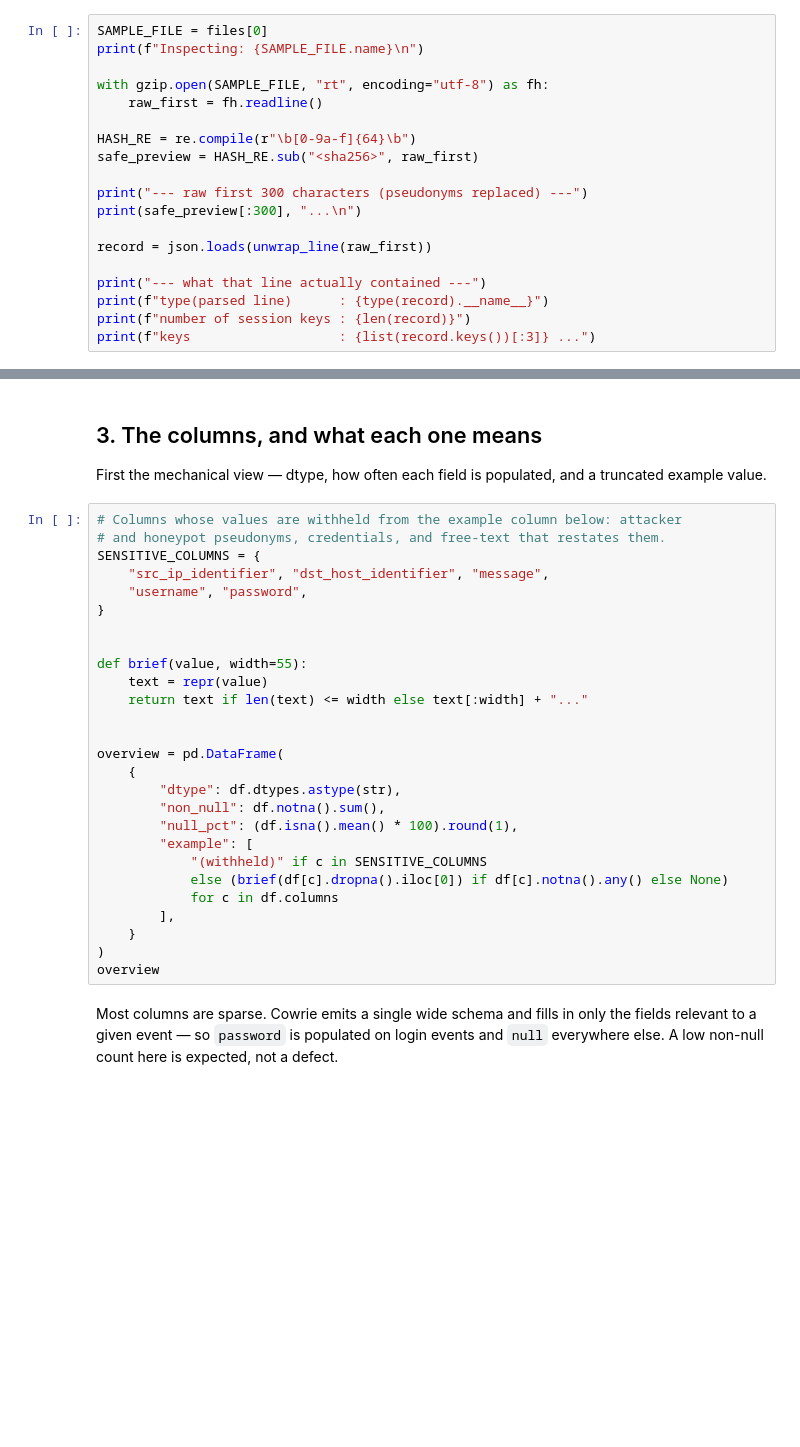
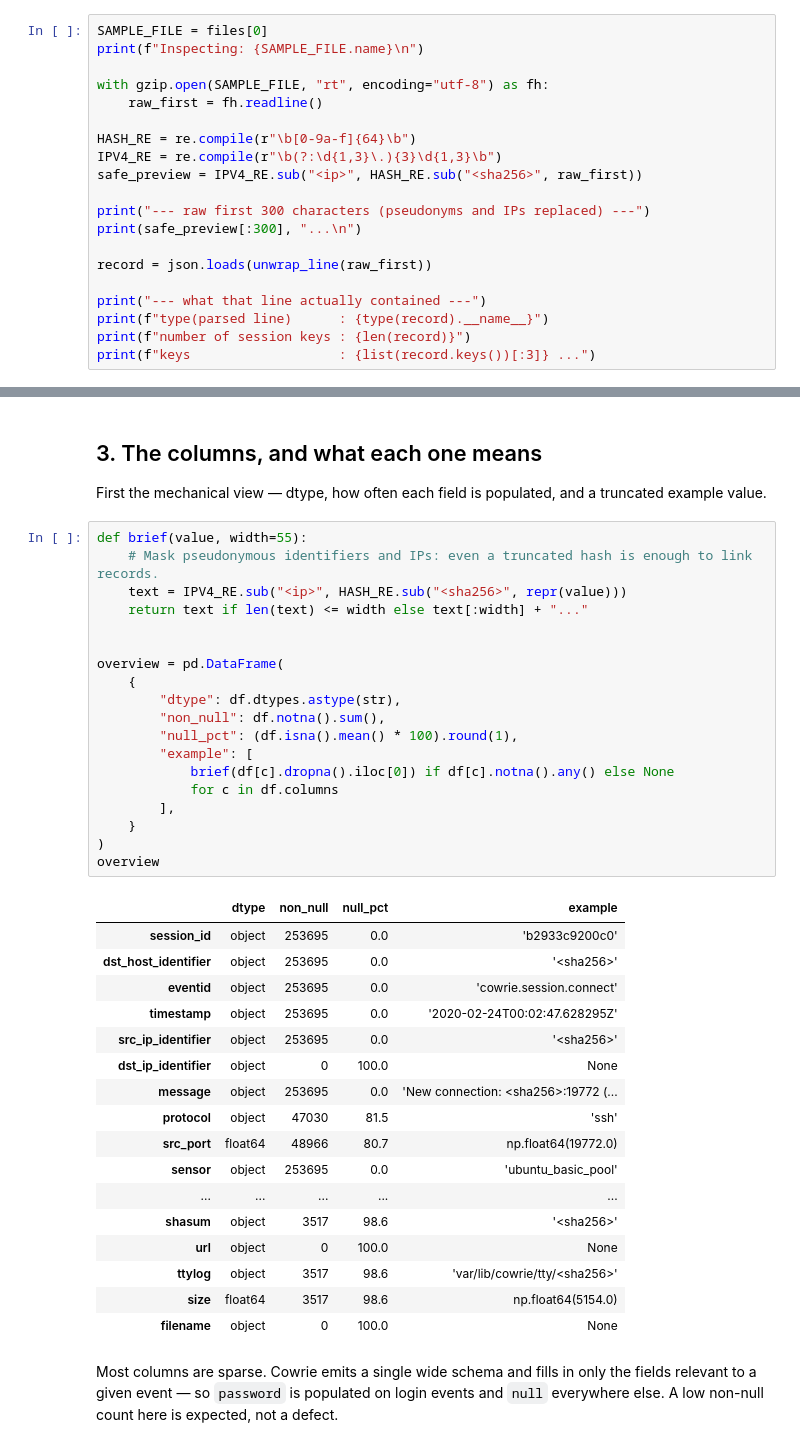
Before and after one commit to BonnieLin1123/honeypot-cti-report, a Jupyter notebook: analysis/01_explore.ipynb, the cells around one changed output, grey strips where cells are left out. Drawn from its saved outputs; the diff is of its cells as text; blank space fills up the shorter version.

```diff
--- a/analysis/01_explore.ipynb
+++ b/analysis/01_explore.ipynb
@@ -144,9 +156,10 @@ with gzip.open(SAMPLE_FILE, "rt", encoding="utf-8") as fh:
     raw_first = fh.readline()
 
 HASH_RE = re.compile(r"\b[0-9a-f]{64}\b")
-safe_preview = HASH_RE.sub("<sha256>", raw_first)
+IPV4_RE = re.compile(r"\b(?:\d{1,3}\.){3}\d{1,3}\b")
+safe_preview = IPV4_RE.sub("<ip>", HASH_RE.sub("<sha256>", raw_first))
 
-print("--- raw first 300 characters (pseudonyms replaced) ---")
+print("--- raw first 300 characters (pseudonyms and IPs replaced) ---")
 print(safe_preview[:300], "...\n")
 
 record = json.loads(unwrap_line(raw_first))
@@ -259,32 +307,42 @@ df.shape
 First the mechanical view — dtype, how often each field is populated, and a
 truncated example value.
 # %%
-# Columns whose values are withheld from the example column below: attacker
-# and honeypot pseudonyms, credentials, and free-text that restates them.
-SENSITIVE_COLUMNS = {
-    "src_ip_identifier", "dst_host_identifier", "message",
-    "username", "password",
-}
-
-
 def brief(value, width=55):
-    text = repr(value)
+    # Mask pseudonymous identifiers and IPs: even a truncated hash is enough to link records.
+    text = IPV4_RE.sub("<ip>", HASH_RE.sub("<sha256>", repr(value)))
     return text if len(text) <= width else text[:width] + "..."
 
 
 overview = pd.DataFrame(
     {
         "dtype": df.dtypes.astype(str),
         "non_null": df.notna().sum(),
         "null_pct": (df.isna().mean() * 100).round(1),
         "example": [
-            "(withheld)" if c in SENSITIVE_COLUMNS
-            else (brief(df[c].dropna().iloc[0]) if df[c].notna().any() else None)
+            brief(df[c].dropna().iloc[0]) if df[c].notna().any() else None
             for c in df.columns
         ],
     }
 )
 overview
+# %% [output]
+|  | dtype | non_null | null_pct | example |
+| session_id | object | 253695 | 0.0 | 'b2933c9200c0' |
+| dst_host_identifier | object | 253695 | 0.0 | '<sha256>' |
+| eventid | object | 253695 | 0.0 | 'cowrie.session.connect' |
+| timestamp | object | 253695 | 0.0 | '2020-02-24T00:02:47.628295Z' |
+| src_ip_identifier | object | 253695 | 0.0 | '<sha256>' |
+| dst_ip_identifier | object | 0 | 100.0 | None |
+| message | object | 253695 | 0.0 | 'New connection: <sha256>:19772 (... |
+| protocol | object | 47030 | 81.5 | 'ssh' |
+| src_port | float64 | 48966 | 80.7 | np.float64(19772.0) |
+| sensor | object | 253695 | 0.0 | 'ubuntu_basic_pool' |
+| ... | ... | ... | ... | ... |
+| shasum | object | 3517 | 98.6 | '<sha256>' |
+| url | object | 0 | 100.0 | None |
+| ttylog | object | 3517 | 98.6 | 'var/lib/cowrie/tty/<sha256>' |
+| size | float64 | 3517 | 98.6 | np.float64(5154.0) |
+| filename | object | 0 | 100.0 | None |
 # %% [markdown]
 Most columns are sparse. Cowrie emits a single wide schema and fills in only the
 fields relevant to a given event — so `password` is populated on login events and
```
Also changed, not shown: parts of 10 cells of this notebook, 1 other file.
